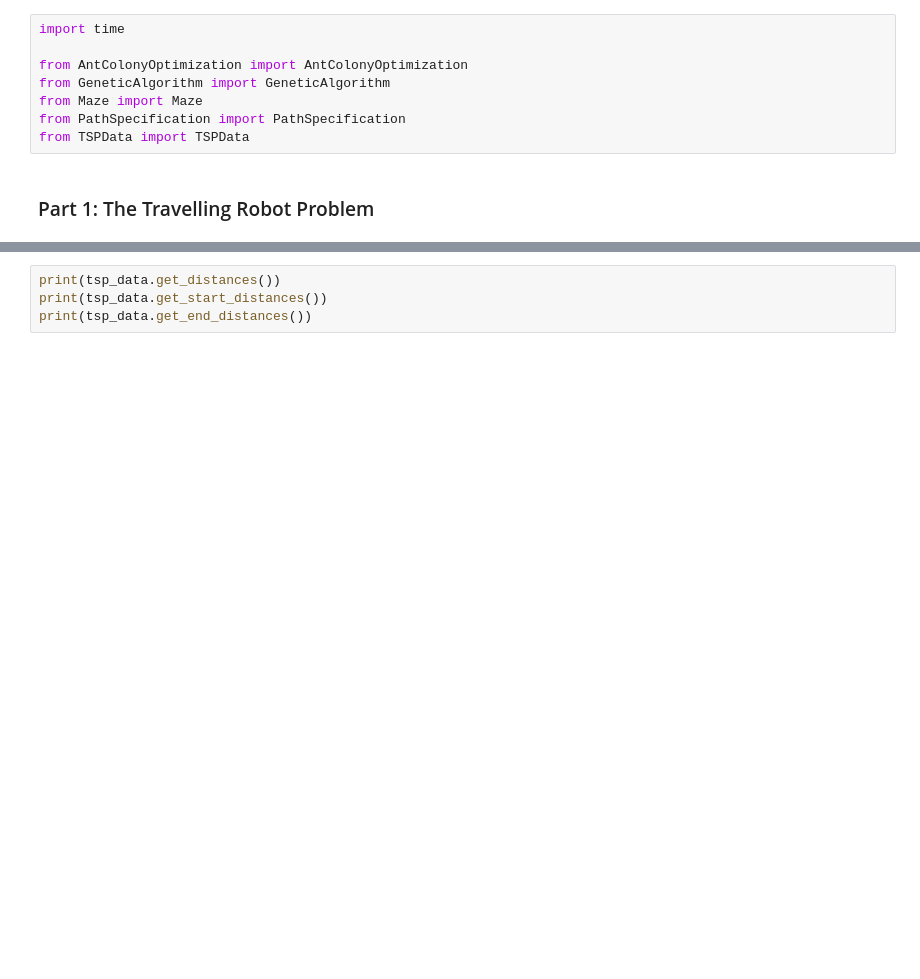
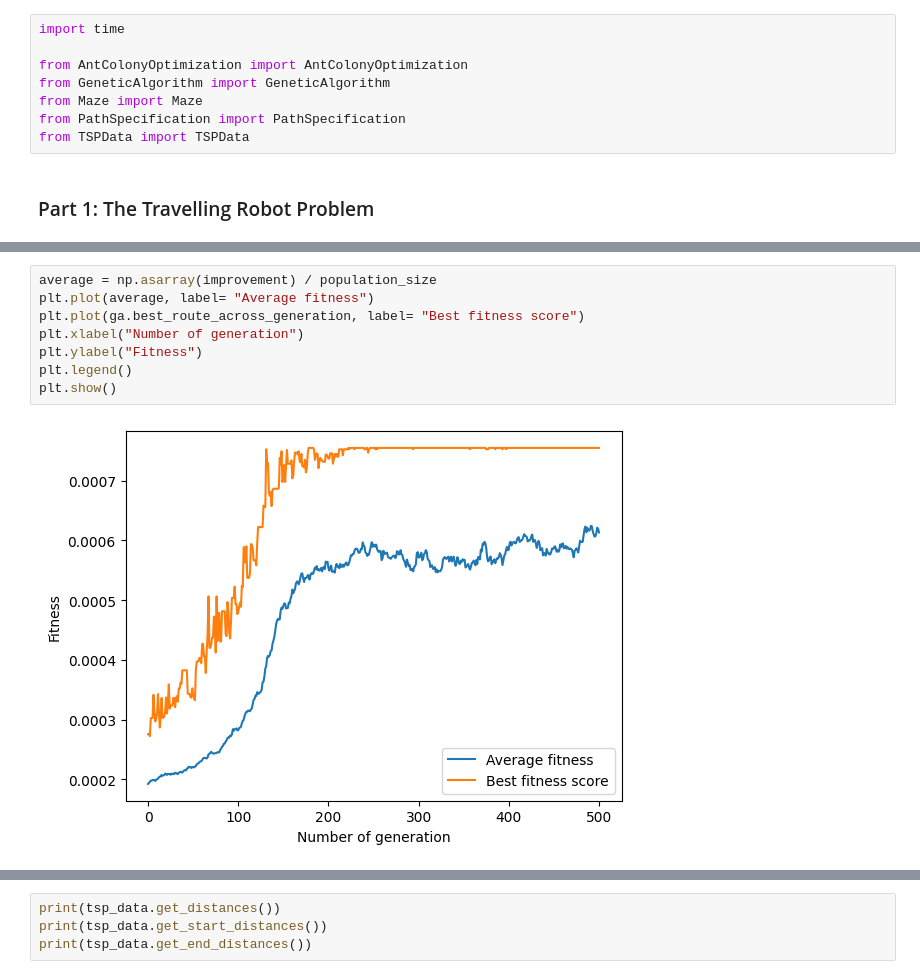
Before and after one commit to Howieboss02/Computational-Intelligence-ACO-ANN, a Jupyter notebook: Assignment_2/src/Main.ipynb, the cells around one changed output, grey strips where cells are left out. Saved outputs shown, nothing was run; the diff lists cells and outputs as text; blank space fills up the shorter version.

```diff
--- a/Assignment_2/src/Main.ipynb
+++ b/Assignment_2/src/Main.ipynb
@@ -64,3 +72,13 @@ plt.show()
+# %%
+average = np.asarray(improvement) / population_size
+plt.plot(average, label= "Average fitness")
+plt.plot(ga.best_route_across_generation, label= "Best fitness score")
+plt.xlabel("Number of generation")
+plt.ylabel("Fitness")
+plt.legend()
+plt.show()
+# %% [output]
+[figure, added]
 # %%
 best = ga.population.take_best_chromosome()
 print(ga.best_route_across_generation)
```
Also changed, not shown: parts of 5 cells of this notebook.
